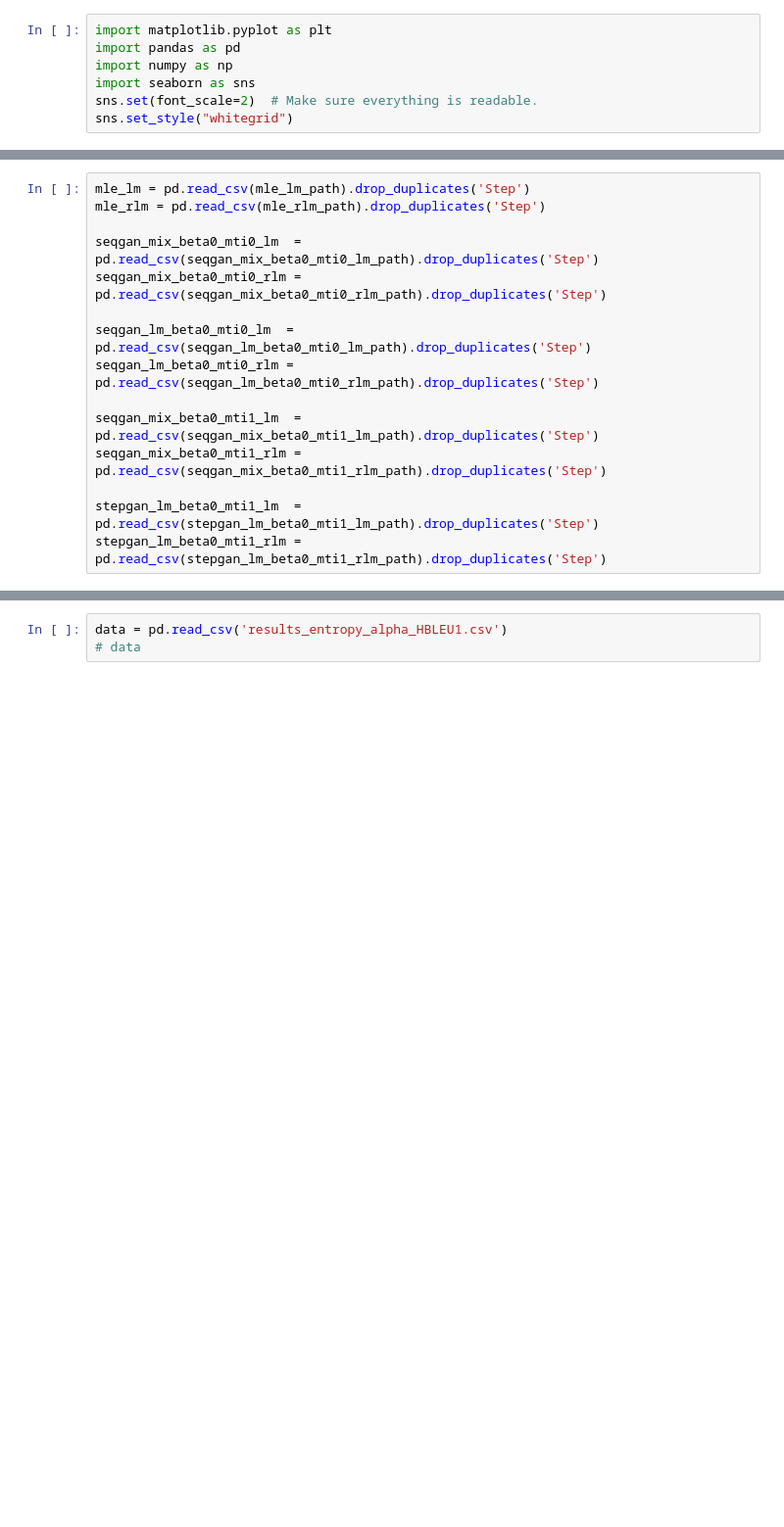
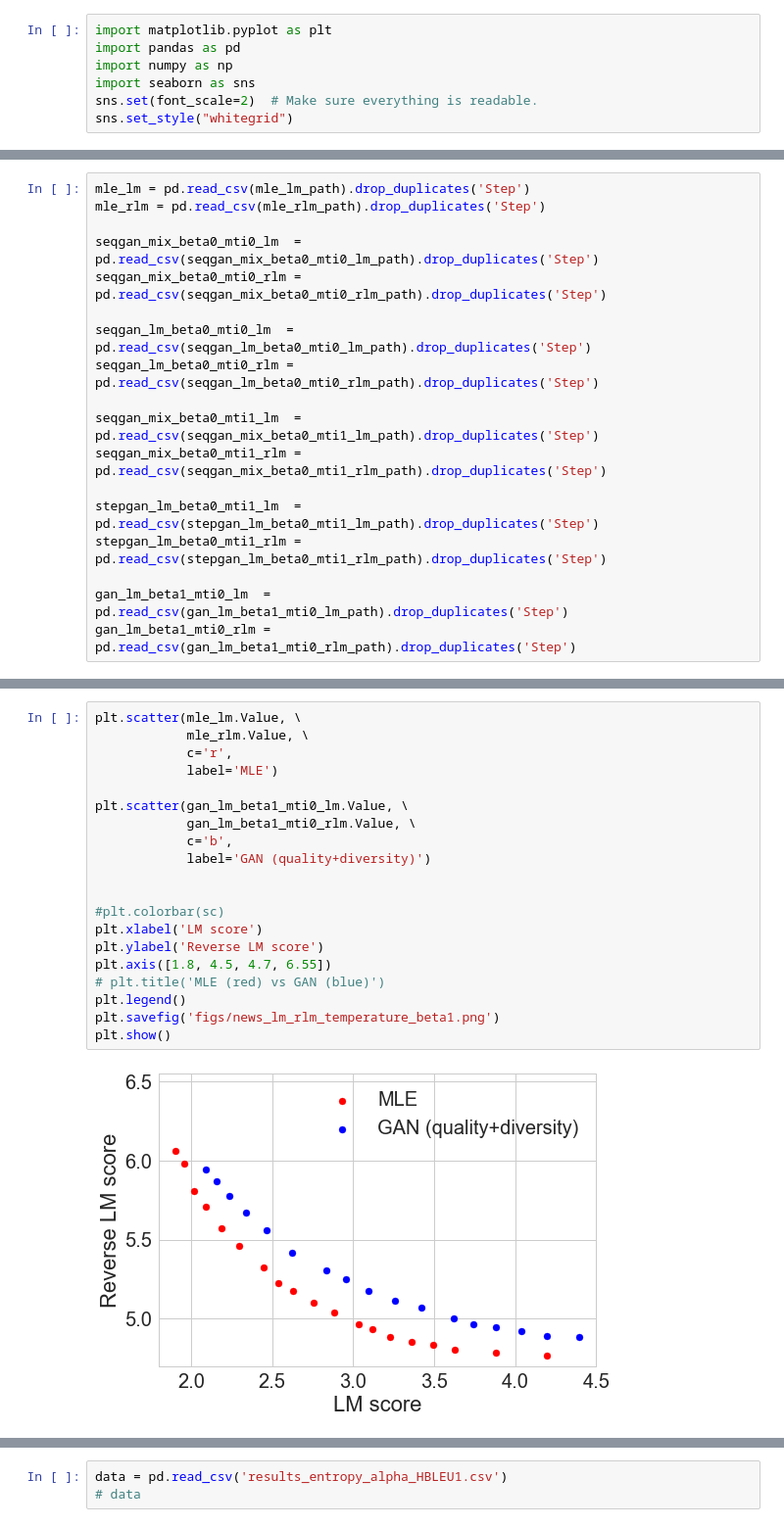
Before and after one commit to pclucas14/GansFallingShort, a Jupyter notebook: lm-rlm_plot.ipynb, the cells around one changed output, grey strips where cells are left out. Shown at 98% size. Drawn from its saved outputs; the diff is of its cells as text; blank space fills up the shorter version.

```diff
--- a/lm-rlm_plot.ipynb
+++ b/lm-rlm_plot.ipynb
@@ -36,3 +43,6 @@ seqgan_mix_beta0_mti1_rlm = pd.read_csv(seqgan_mix_beta0_mti1_rlm_path).drop_dup
 
 stepgan_lm_beta0_mti1_lm  = pd.read_csv(stepgan_lm_beta0_mti1_lm_path).drop_duplicates('Step')
 stepgan_lm_beta0_mti1_rlm = pd.read_csv(stepgan_lm_beta0_mti1_rlm_path).drop_duplicates('Step')
+
+gan_lm_beta1_mti0_lm  = pd.read_csv(gan_lm_beta1_mti0_lm_path).drop_duplicates('Step')
+gan_lm_beta1_mti0_rlm = pd.read_csv(gan_lm_beta1_mti0_rlm_path).drop_duplicates('Step')
@@ -96,0 +103,22 @@ plt.show()
+# %%
+plt.scatter(mle_lm.Value, \
+            mle_rlm.Value, \
+            c='r',
+            label='MLE')
+
+plt.scatter(gan_lm_beta1_mti0_lm.Value, \
+            gan_lm_beta1_mti0_rlm.Value, \
+            c='b',
+            label='GAN (quality+diversity)')
+
+
+#plt.colorbar(sc)
+plt.xlabel('LM score')
+plt.ylabel('Reverse LM score')
+plt.axis([1.8, 4.5, 4.7, 6.55])
+# plt.title('MLE (red) vs GAN (blue)')
+plt.legend()
+plt.savefig('figs/news_lm_rlm_temperature_beta1.png')
+plt.show()
+# %% [output]
+[figure, added]
```
Also changed, not shown: parts of 17 cells of this notebook, 17 other files.
